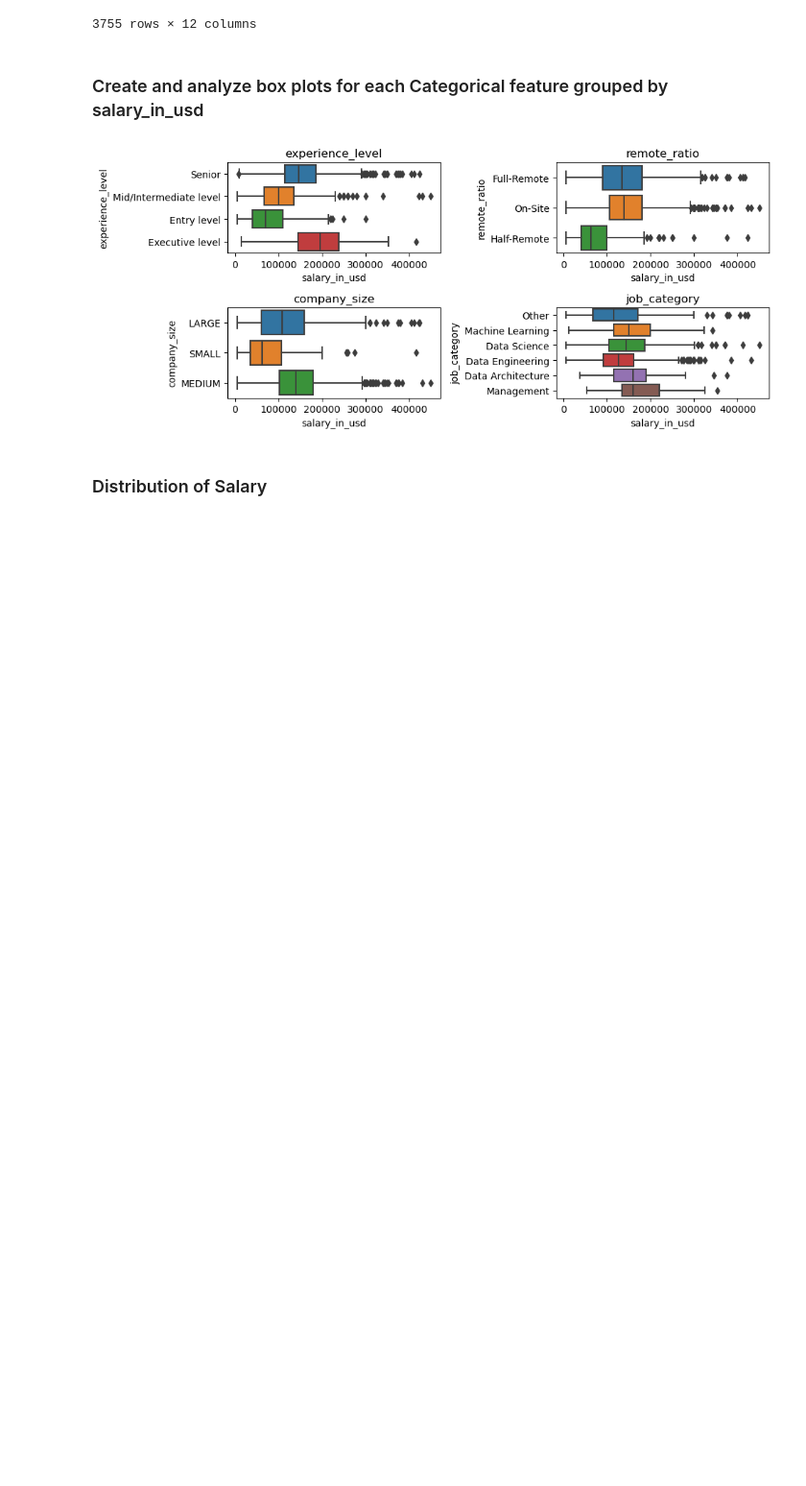
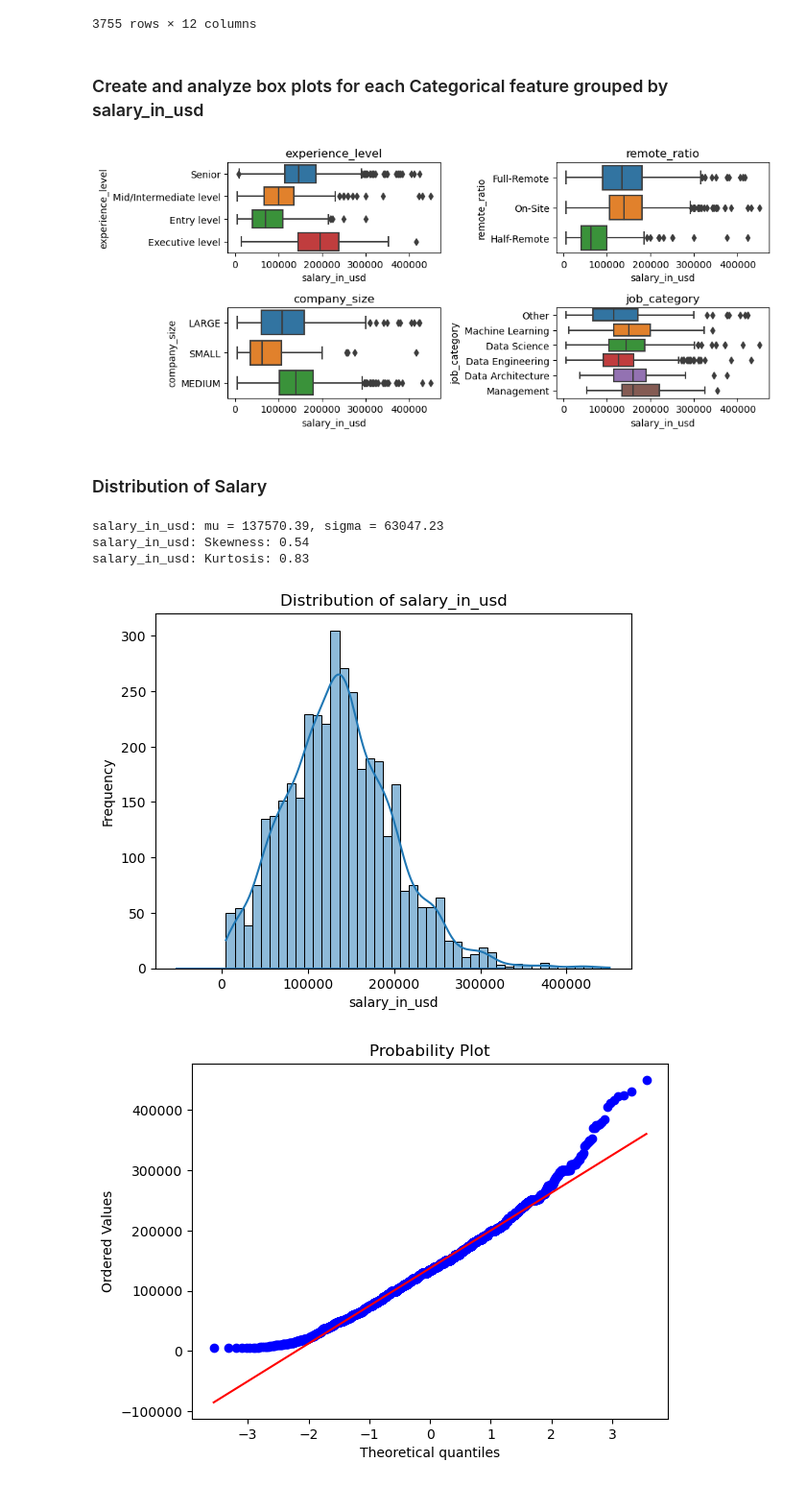
Before and after one commit to elvisramirez02/MachineLearning_PredictionModel, a Jupyter notebook: ADMN5016 Group Assignment.ipynb, the cells around one changed output. Shown at 96% size. Cells and saved outputs as stored; diff of their text form; code cells hidden in the pictures; blank space fills up the shorter version.

```diff
--- a/ADMN5016 Group Assignment.ipynb
+++ b/ADMN5016 Group Assignment.ipynb
@@ -324,3 +324,41 @@ plt.show()
 [figure]
 # %% [markdown]
 ### Distribution of Salary
+# %%
+# Create a list of the columns to analyze
+columns = ['salary_in_usd']
+
+# Loop over the columns and plot the distribution of each variable
+for col in columns:
+    # Plot the distribution of the data
+    sns.histplot(mySalariesDF[col], kde=True)
+
+    # Fit a normal distribution to the data
+    (mu, sigma) = stats.norm.fit(mySalariesDF[col])
+    print('{}: mu = {:.2f}, sigma = {:.2f}'.format(col, mu, sigma))
+
+    # Calculate the skewness and kurtosis of the data
+    print('{}: Skewness: {:.2f}'.format(col, mySalariesDF[col].skew()))
+    print('{}: Kurtosis: {:.2f}'.format(col, mySalariesDF[col].kurt()))
+
+    # Add the fitted normal distribution to the plot
+    x = np.linspace(mu - 3*sigma, mu + 3*sigma, 100)
+    y = stats.norm.pdf(x, mu, sigma)
+    plt.plot(x, y, label='Normal fit')
+
+    # Add labels and title to the plot
+    plt.xlabel(col)
+    plt.ylabel('Frequency')
+    plt.title('Distribution of {}'.format(col))
+
+    # Plot the QQ-plot
+    fig = plt.figure()
+    stats.probplot(mySalariesDF[col], plot=plt)
+
+    plt.show()
+# %% [output]
+salary_in_usd: mu = 137570.39, sigma = 63047.23
+salary_in_usd: Skewness: 0.54
+salary_in_usd: Kurtosis: 0.83
+[figure, added]
+[figure, added]
```
Also changed, not shown: parts of 9 cells of this notebook.
